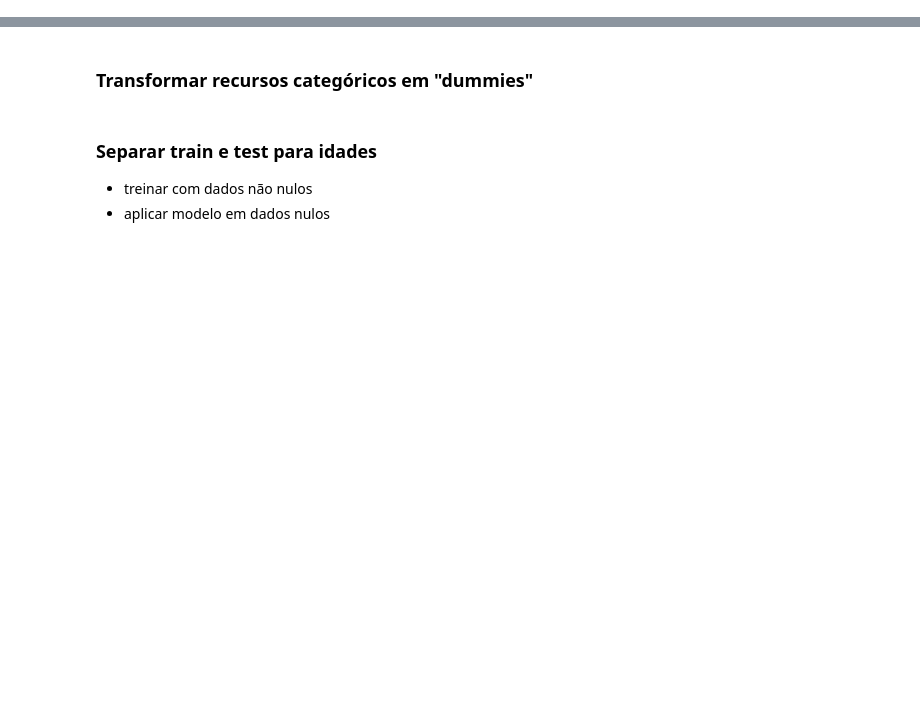
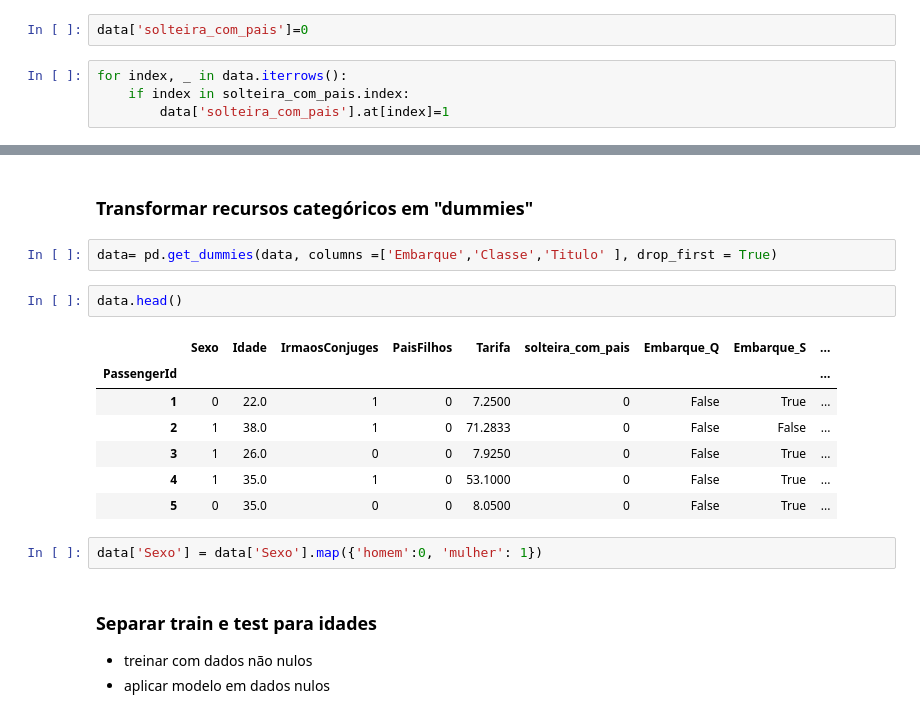
Before and after one commit to CaioPedersoliDiniz10/python, a Jupyter notebook: 09 - Projeto - Regressao Linear - Predicao da Idade/Regressão Linear - Predicao da Idade dos Passageiros do Titanic - Vazio.ipynb, the cells around one changed output, grey strips where cells are left out. Drawn from its saved outputs; the diff is of its cells as text; blank space fills up the shorter version.

```diff
--- a/09 - Projeto - Regressao Linear - Predicao da Idade/Regressão Linear - Predicao da Idade dos Passageiros do Titanic - Vazio.ipynb
+++ b/09 - Projeto - Regressao Linear - Predicao da Idade/Regressão Linear - Predicao da Idade dos Passageiros do Titanic - Vazio.ipynb
@@ -312,2 +337,8 @@ Através da combinação: "solteira" e está com "pais"
 # %% [markdown]
 ### Adicionar coluna "solteira com pais"
+# %%
+data['solteira_com_pais']=0
+# %%
+for index, _ in data.iterrows():
+    if index in solteira_com_pais.index:
+        data['solteira_com_pais'].at[index]=1
@@ -314,5 +357,19 @@ Através da combinação: "solteira" e está com "pais"
 # %% [markdown]
 ### Transformar recursos categóricos em "dummies"
+# %%
+data= pd.get_dummies(data, columns =['Embarque','Classe','Titulo' ], drop_first = True)
+# %%
+data.head()
+# %% [output]
+|  | Sexo | Idade | IrmaosConjuges | PaisFilhos | Tarifa | solteira_com_pais | Embarque_Q | Embarque_S | ... |
+| PassengerId |  |  |  |  |  |  |  |  | ... |
+| 1 | 0 | 22.0 | 1 | 0 | 7.2500 | 0 | False | True | ... |
+| 2 | 1 | 38.0 | 1 | 0 | 71.2833 | 0 | False | False | ... |
+| 3 | 1 | 26.0 | 0 | 0 | 7.9250 | 0 | False | True | ... |
+| 4 | 1 | 35.0 | 1 | 0 | 53.1000 | 0 | False | True | ... |
+| 5 | 0 | 35.0 | 0 | 0 | 8.0500 | 0 | False | True | ... |
+# %%
+data['Sexo'] = data['Sexo'].map({'homem':0, 'mulher': 1})
 # %% [markdown]
 ### Separar train e test para idades
 * treinar com dados não nulos
```
Also changed, not shown: parts of 13 cells of this notebook.
